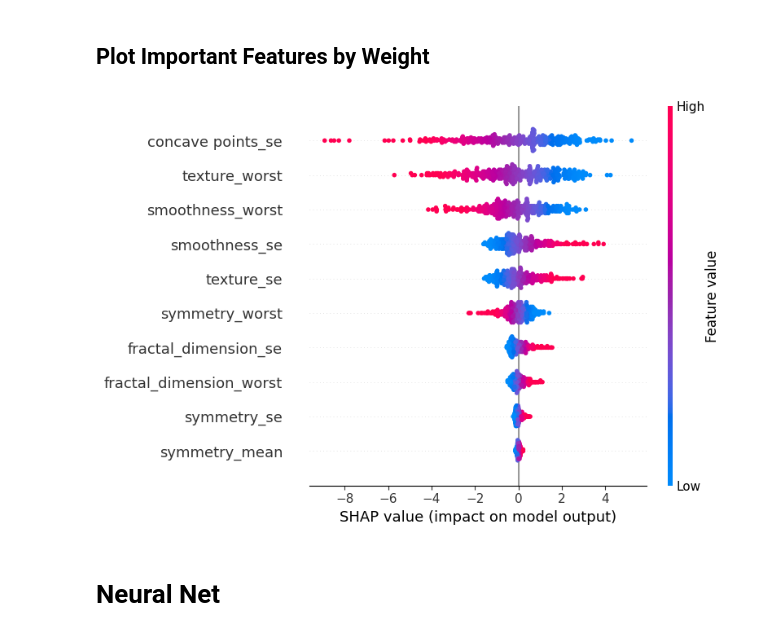
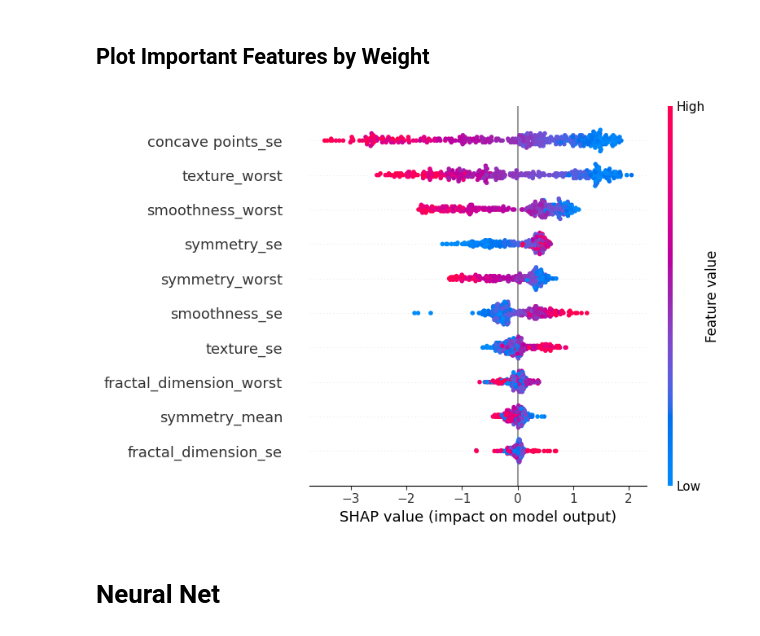
Before and after one commit to aka-gera/Data_Classification, a Jupyter notebook: breast_cancer_dataset.ipynb, the cells around one changed output. Cells and saved outputs as stored; diff of their text form; code cells hidden in the pictures.

```diff
--- a/breast_cancer_dataset.ipynb
+++ b/breast_cancer_dataset.ipynb
@@ -396,8 +401,8 @@ aka_plot.plot_pie(df,-1)
 # balanced_dataset = False
 
 if balanced_dataset:
-  df = aka_clean.balance_df(df,'j')
-  aka_plot.plot_pie(df, -1)
+  df = aka_cleaned_data().balance_df(df,'j')
+  aka_plot().plot_pie(df, -1)
 # %% [markdown]
 ## Correlation Matrix
 # %%
@@ -410,7 +415,7 @@ aka_corr_an.Plot_Correlation_Matrix(df)
 
 # correlation_percentage_threshold = .7      # Set the limit of the correlation between the feature to be removed
 
-df_filtered,corr_tmp = aka_learn.filter_drop_corr_df(df,confidence_interval_limit,correlation_percentage_threshold)
+df_filtered,corr_tmp = aka_cleaned_data().filter_drop_corr_df(df,confidence_interval_limit,correlation_percentage_threshold)
 
 print(f'We dropped {df.shape[0]-df_filtered.shape[0]} outliers and remove {df.shape[1]-df_filtered.shape[1]} feature(s)')
 print(f'The filtered dataset\'s shape is {df_filtered.shape} ')
@@ -438,4 +443,4 @@ aka_plot.Plot_box_Features(df,df_filtered,corr_tmp=range(df_filtered.shape[1]))
 #                                               #                'X' to standardize only 'X',
 #                                               #                'Y' to standardize only 'Y',
 
-X_train, X_test, y_train, y_test = aka_learn.Learning_data(df_filtered,pre_proc)
+X_train, X_test, y_train, y_test = aka_cleaned_data().train_test_cleaned_data(df_filtered,pre_proc)
@@ -453,0 +447,2 @@ AutoLogger.get_metric_plot_classification(r,'validation','accuracy')
+# %%
+clf, df_metric_algorithms, clf_algorithms = aka_classification().train_and_find_best_classifier(X_train, y_train, X_test, y_test)
@@ -482,11 +489,11 @@ fig3.show()
 # aka_plot.plot_important_features(model,df_filtered)
 # %%
 feat_names = df_filtered.columns[:-1]
-explainer = shap.Explainer(model, X_train)
+explainer = shap.Explainer(clf.best_estimator_, X_train)
 shap_values = explainer(X_train)
 shap.summary_plot(shap_values, X_train, feature_names=feat_names)
 # %% [output]
-[figure, old version]
+[figure, new version]
 # %% [markdown]
 # Neural Net
 # %%
```
Also changed, not shown: parts of 34 cells of this notebook.
